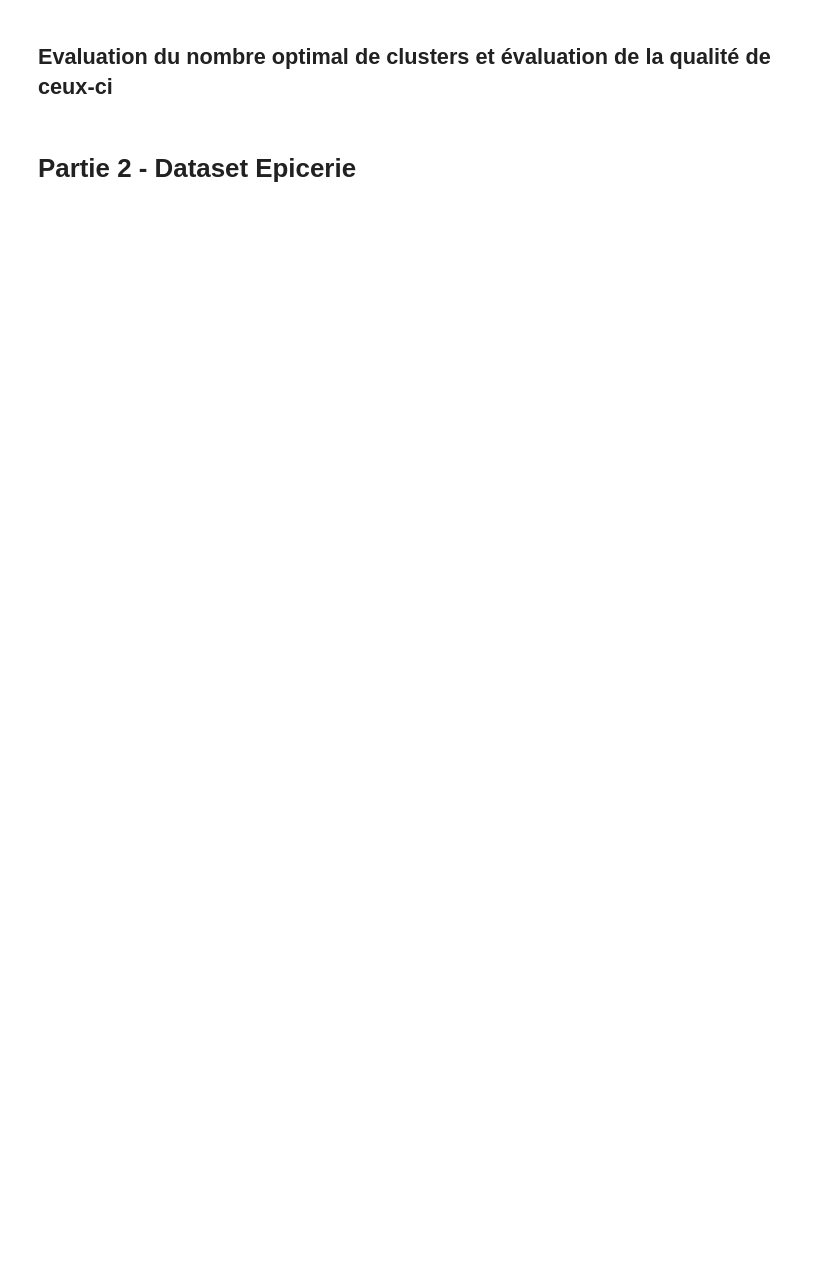
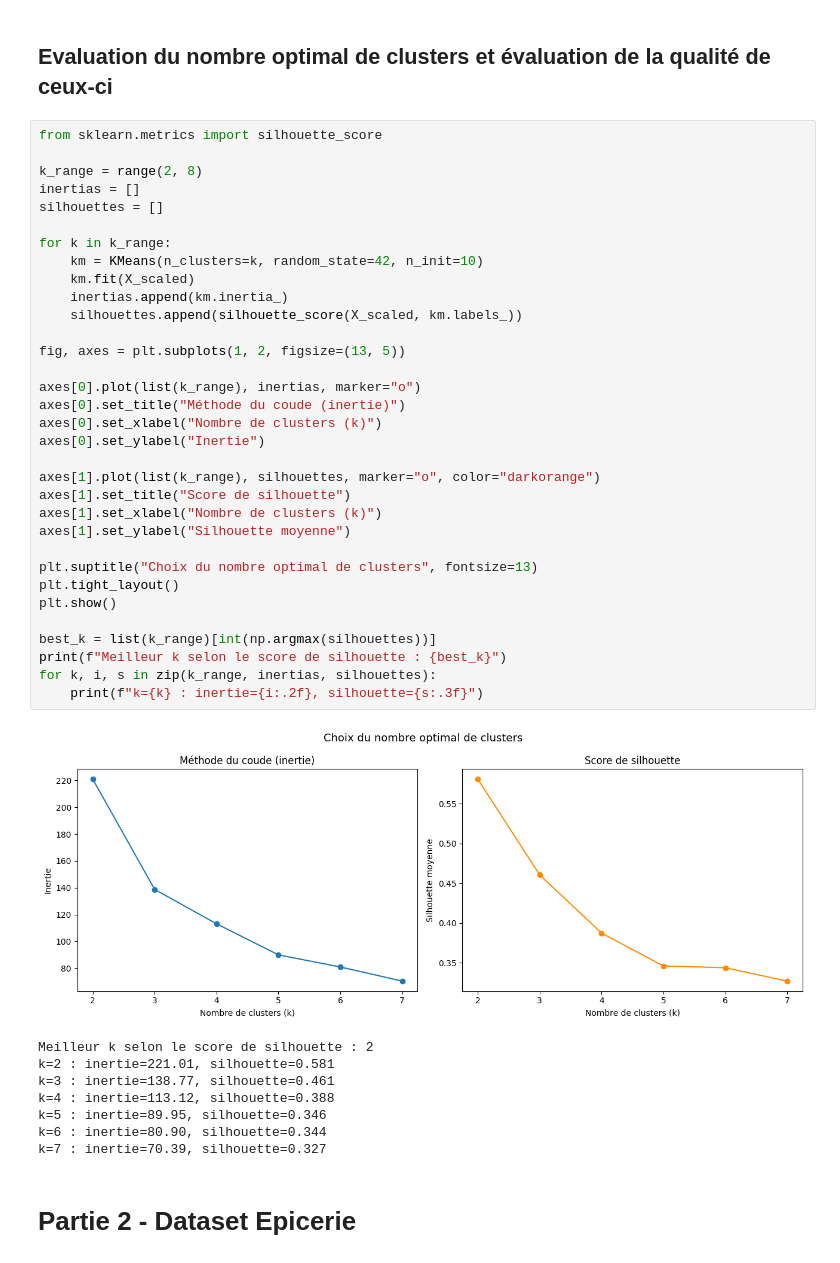
Before and after one commit to axel-achart/customer-personality-analysis, a Jupyter notebook: notebook.ipynb, the cells around one changed output. Cells and saved outputs as stored; diff of their text form; blank space fills up the shorter version.

Commit message:
continue to db epicerie and kmeans

```diff
--- a/notebook.ipynb
+++ b/notebook.ipynb
@@ -215,4 +224,46 @@ cluster
 # %% [markdown]
 ## Evaluation du nombre optimal de clusters et évaluation de la qualité de ceux-ci
+# %%
+from sklearn.metrics import silhouette_score
+
+k_range = range(2, 8)
+inertias = []
+silhouettes = []
+
+for k in k_range:
+    km = KMeans(n_clusters=k, random_state=42, n_init=10)
+    km.fit(X_scaled)
+    inertias.append(km.inertia_)
+    silhouettes.append(silhouette_score(X_scaled, km.labels_))
+
+fig, axes = plt.subplots(1, 2, figsize=(13, 5))
+
+axes[0].plot(list(k_range), inertias, marker="o")
+axes[0].set_title("Méthode du coude (inertie)")
+axes[0].set_xlabel("Nombre de clusters (k)")
+axes[0].set_ylabel("Inertie")
+
+axes[1].plot(list(k_range), silhouettes, marker="o", color="darkorange")
+axes[1].set_title("Score de silhouette")
+axes[1].set_xlabel("Nombre de clusters (k)")
+axes[1].set_ylabel("Silhouette moyenne")
+
+plt.suptitle("Choix du nombre optimal de clusters", fontsize=13)
+plt.tight_layout()
+plt.show()
+
+best_k = list(k_range)[int(np.argmax(silhouettes))]
+print(f"Meilleur k selon le score de silhouette : {best_k}")
+for k, i, s in zip(k_range, inertias, silhouettes):
+    print(f"k={k} : inertie={i:.2f}, silhouette={s:.3f}")
+# %% [output]
+[figure, added]
+Meilleur k selon le score de silhouette : 2
+k=2 : inertie=221.01, silhouette=0.581
+k=3 : inertie=138.77, silhouette=0.461
+k=4 : inertie=113.12, silhouette=0.388
+k=5 : inertie=89.95, silhouette=0.346
+k=6 : inertie=80.90, silhouette=0.344
+k=7 : inertie=70.39, silhouette=0.327
 # %% [markdown]
 # Partie 2 - Dataset Epicerie
```
Also changed, not shown: parts of 28 cells of this notebook, 3 other files.
